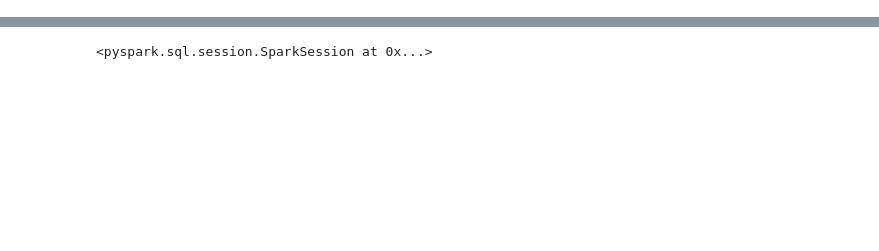
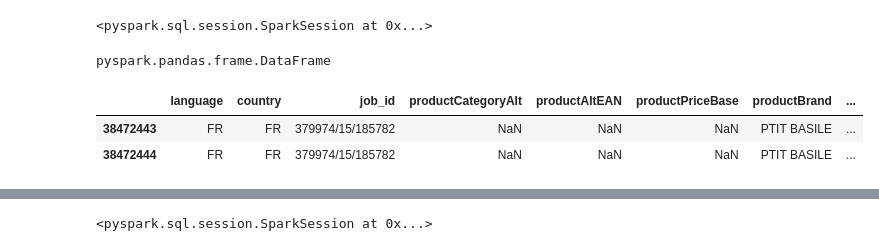
Before and after one commit to TanZng/ot6-cloud, a Jupyter notebook: analytics/index2mongo.ipynb, the cells around one changed output, grey strips where cells are left out. Saved outputs shown, nothing was run; the diff lists cells and outputs as text; code cells hidden in the pictures; blank space fills up the shorter version.

```diff
--- a/analytics/index2mongo.ipynb
+++ b/analytics/index2mongo.ipynb
@@ -12 +14,11 @@ import os
 os.environ["PYARROW_IGNORE_TIMEZONE"] = "1"
+# %%
+# Spark session & context
+spark = SparkSession.builder.master("spark://spark:7077") \
+        .appName("jupyter-notebook-index2mongo") \
+        .config("spark.driver.memory", "1g") \
+        .getOrCreate()
+
+spark
+# %% [output]
+<pyspark.sql.session.SparkSession at 0x...>
@@ -12,0 +31,10 @@ os.environ["PYARROW_IGNORE_TIMEZONE"] = "1"
+# %%
+type(df)
+# %% [output]
+pyspark.pandas.frame.DataFrame
+# %%
+df.tail(2)
+# %% [output]
+|  | language | country | job_id | productCategoryAlt | productAltEAN | productPriceBase | productBrand | ... |
+| 38472443 | FR | FR | 379974/15/185782 | NaN | NaN | NaN | PTIT BASILE | ... |
+| 38472444 | FR | FR | 379974/15/185782 | NaN | NaN | NaN | PTIT BASILE | ... |
```
Also changed, not shown: parts of 10 cells of this notebook, 10 other files.
